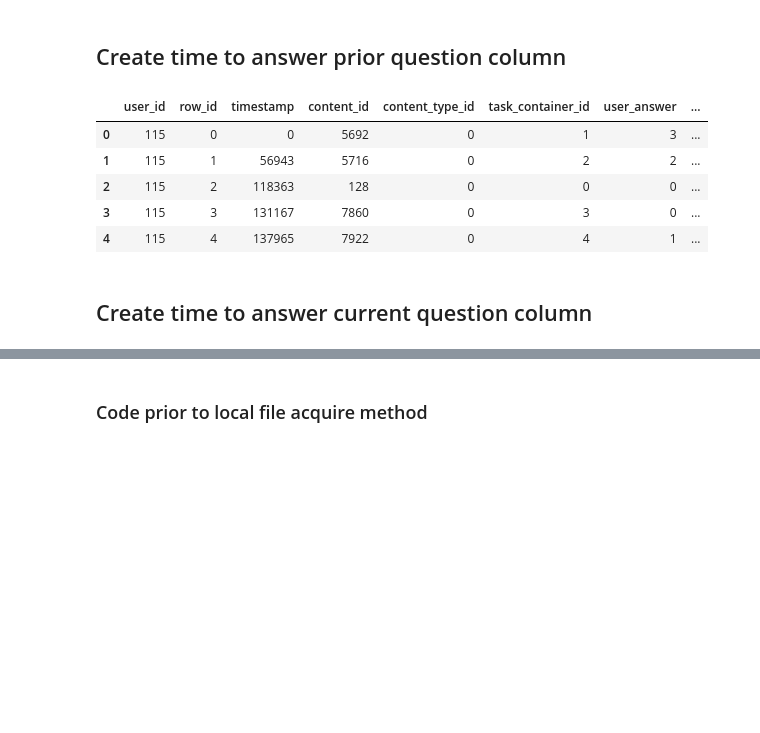
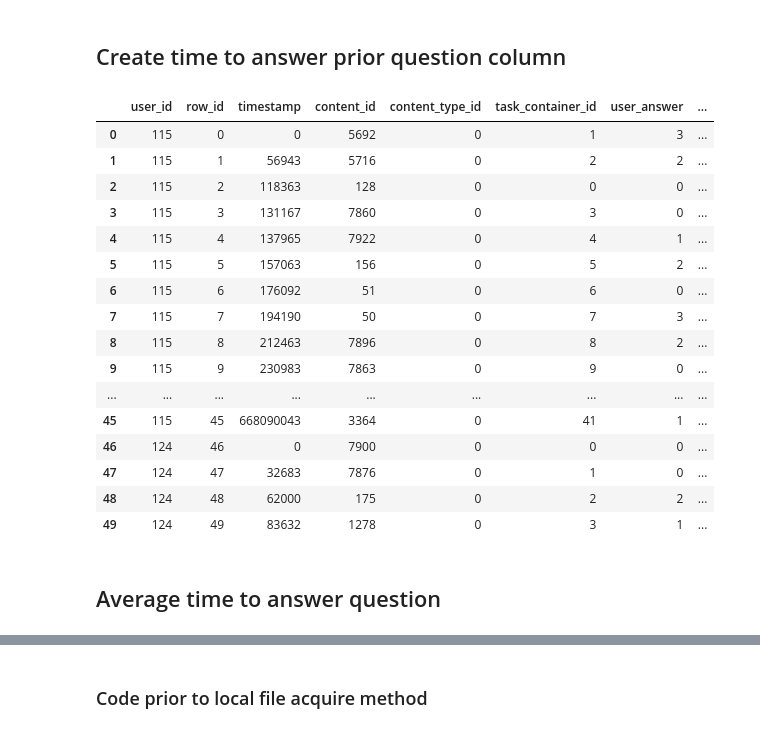
Before and after one commit to Riiid-Team/AI-Learning, a Jupyter notebook: MVP-Davila.ipynb, the cells around one changed output, grey strips where cells are left out. Saved outputs shown, nothing was run; the diff lists cells and outputs as text; code cells hidden in the pictures; blank space fills up the shorter version.

Commit message:
updated time per question code,added groupby user avg time code

```diff
--- a/MVP-Davila.ipynb
+++ b/MVP-Davila.ipynb
@@ -84,14 +84,29 @@ train = pd.concat([train, lastq], axis=1)
 # %%
 train['last_q_time'] = np.where((train.last_q_time.isnull()), 0, train.last_q_time)
 train['last_q_time'] = np.where((train.last_q_time < 0), 0, train.last_q_time)
+# %%
+train['last_q_time'] = np.where((train.last_q_time ==  0) &
+                                (train.prior_question_elapsed_time.isnull() != True),
+                                train.last_q_time.shift(1), train.last_q_time)
 # %%
-train.head()
+train.head(50)
 # %% [output]
 |  | user_id | row_id | timestamp | content_id | content_type_id | task_container_id | user_answer | ... |
 | 0 | 115 | 0 | 0 | 5692 | 0 | 1 | 3 | ... |
 | 1 | 115 | 1 | 56943 | 5716 | 0 | 2 | 2 | ... |
 | 2 | 115 | 2 | 118363 | 128 | 0 | 0 | 0 | ... |
 | 3 | 115 | 3 | 131167 | 7860 | 0 | 3 | 0 | ... |
 | 4 | 115 | 4 | 137965 | 7922 | 0 | 4 | 1 | ... |
+| 5 | 115 | 5 | 157063 | 156 | 0 | 5 | 2 | ... |
+| 6 | 115 | 6 | 176092 | 51 | 0 | 6 | 0 | ... |
+| 7 | 115 | 7 | 194190 | 50 | 0 | 7 | 3 | ... |
+| 8 | 115 | 8 | 212463 | 7896 | 0 | 8 | 2 | ... |
+| 9 | 115 | 9 | 230983 | 7863 | 0 | 9 | 0 | ... |
+| ... | ... | ... | ... | ... | ... | ... | ... | ... |
+| 45 | 115 | 45 | 668090043 | 3364 | 0 | 41 | 1 | ... |
+| 46 | 124 | 46 | 0 | 7900 | 0 | 0 | 0 | ... |
+| 47 | 124 | 47 | 32683 | 7876 | 0 | 1 | 0 | ... |
+| 48 | 124 | 48 | 62000 | 175 | 0 | 2 | 2 | ... |
+| 49 | 124 | 49 | 83632 | 1278 | 0 | 3 | 1 | ... |
 # %% [markdown]
-## Create time to answer current question column
+## Average time to answer question
```
Also changed, not shown: parts of 2 cells of this notebook.
